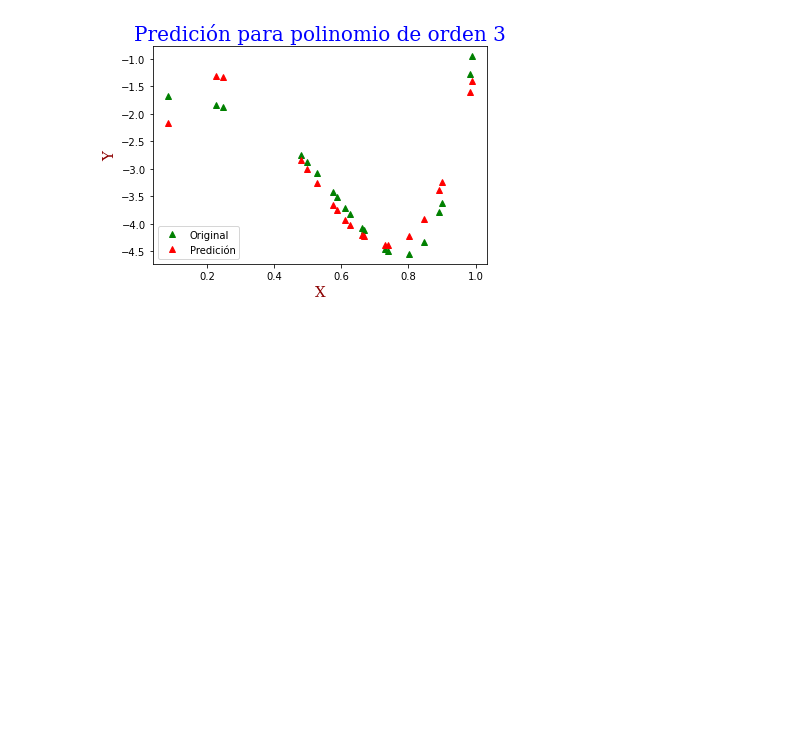
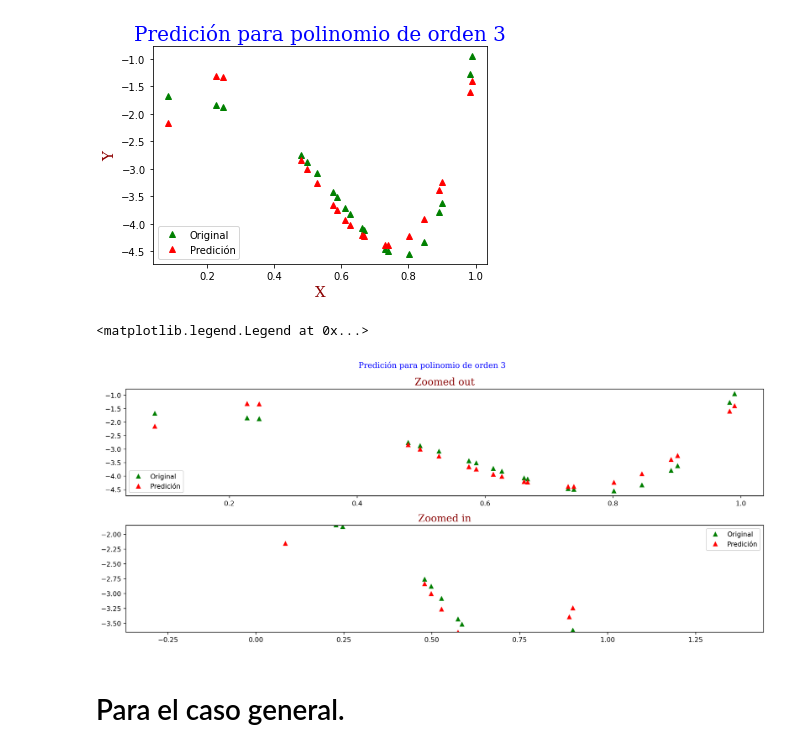
Before and after one commit to JHON-EDV/Regresion-Polinomica, a Jupyter notebook: Regression.ipynb, the cells around one changed output. Cells and saved outputs as stored; diff of their text form; code cells hidden in the pictures; blank space fills up the shorter version.

```diff
--- a/Regression.ipynb
+++ b/Regression.ipynb
@@ -104,0 +90,20 @@ print('Coeficiente de Determinación R2 = ' + str(r2))
+# %%
+fig, (ax2,ax1) = plt.subplots(2, 1, constrained_layout= True, figsize=(14,6), dpi=240,facecolor='w', edgecolor='k')
+
+ax1.margins(x=0.5, y=-0.25)
+ax1.plot(spo['x1'],spo['y1'],'g^')
+ax1.plot(spo['x1'],prediccion_entrenamiento,'r^')
+ax1.set_title('Zoomed in', fontdict = font2)
+ax1.legend(['Original','Predición'])
+fig.suptitle('Predición para polinomio de orden 3', fontdict = font1)
+
+
+ax2.plot(spo['x1'],spo['y1'],'g^')
+ax2.plot(spo['x1'],prediccion_entrenamiento,'r^')
+ax2.set_title('Zoomed out', fontdict = font2)
+ax2.legend(['Original','Predición'])
+# %% [output]
+<matplotlib.legend.Legend at 0x...>
+[figure, added]
+# %% [markdown]
+# Para el caso general.
```
Also changed, not shown: parts of 9 cells of this notebook.
